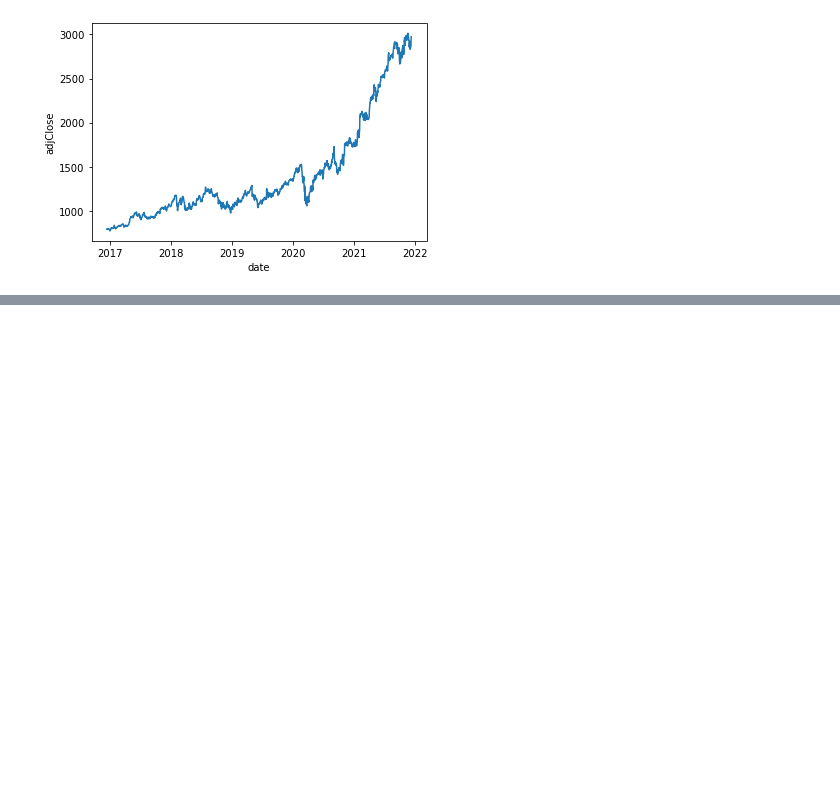
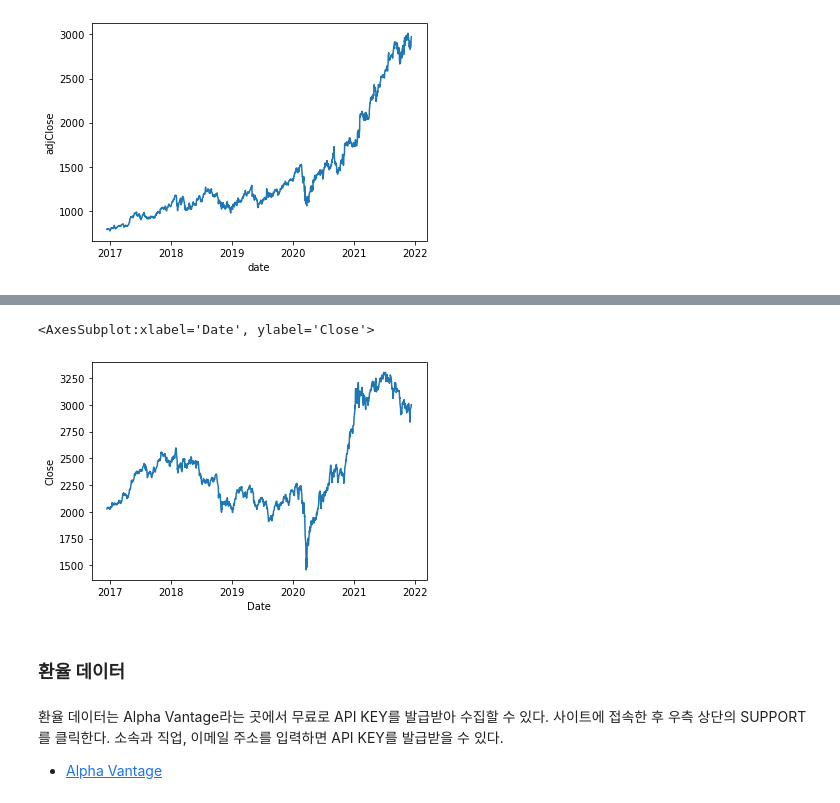
Before and after one commit to choiuikang/financial_data_python, a Jupyter notebook: chapter_1.ipynb, the cells around one changed output, grey strips where cells are left out. Saved outputs shown, nothing was run; the diff lists cells and outputs as text; code cells hidden in the pictures; blank space fills up the shorter version.

```diff
--- a/chapter_1.ipynb
+++ b/chapter_1.ipynb
@@ -47,0 +68,3 @@ sns.lineplot(x=df.index.levels[1], y="adjClose", data=df)
+# %%
+df = web.DataReader('^KOSPI', 'stooq')
+df
@@ -47,0 +86,10 @@ sns.lineplot(x=df.index.levels[1], y="adjClose", data=df)
+# %%
+sns.lineplot(x=df.index, y="Close", data=df)
+# %% [output]
+<AxesSubplot:xlabel='Date', ylabel='Close'>
+[figure, added]
+# %% [markdown]
+### 환율 데이터
+# %% [markdown]
+환율 데이터는 Alpha Vantage라는 곳에서 무료로 API KEY를 발급받아 수집할 수 있다. 사이트에 접속한 후 우측 상단의 SUPPORT를 클릭한다. 소속과 직업, 이메일 주소를 입력하면 API KEY를 발급받을 수 있다.
+- [Alpha Vantage](https://www.alphavantage.co/documentation/)
```
Also changed, not shown: parts of 19 cells of this notebook.
